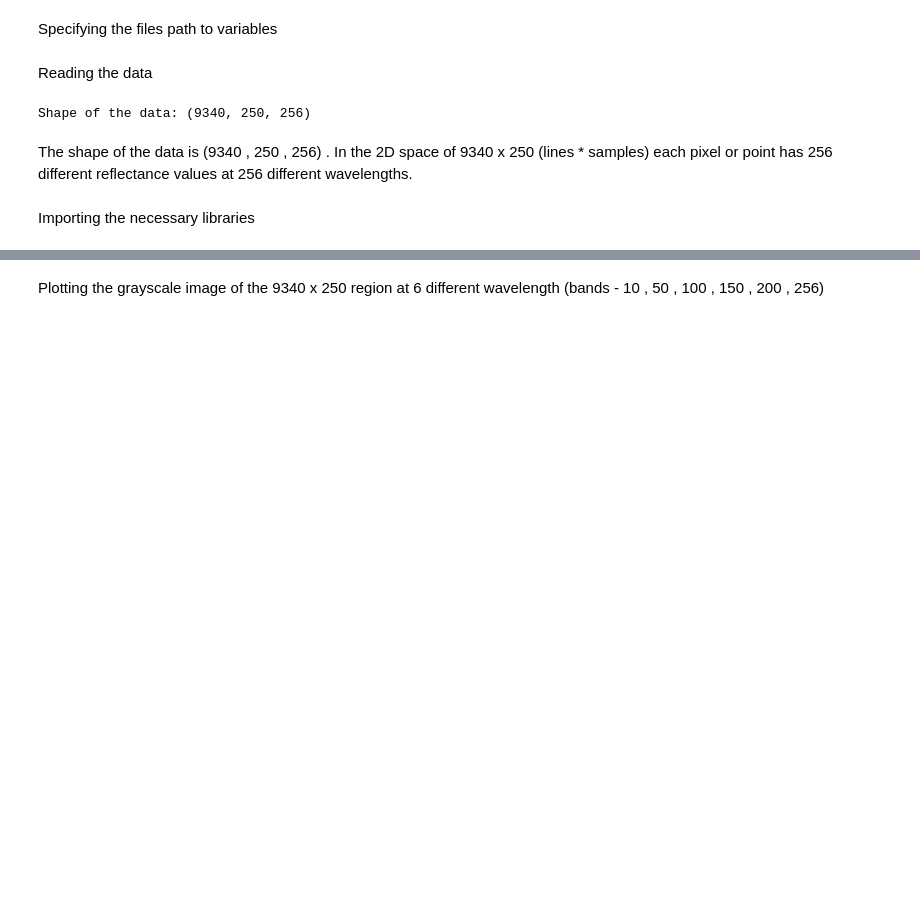
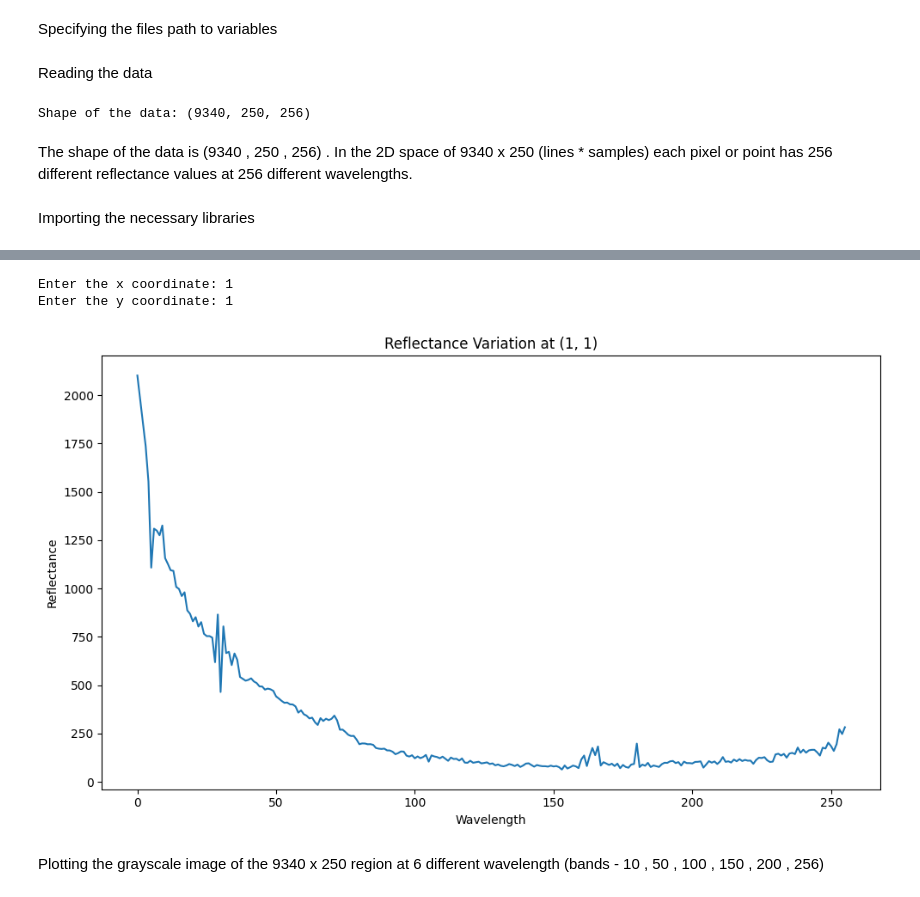
Before and after one commit to AshishRaj04/Spectral-classification-of-Chandrayaan-2-IIRS, a Jupyter notebook: Spectral_classification_of_Chandrayaan_2_IIRS.ipynb, the cells around one changed output, grey strips where cells are left out. Drawn from its saved outputs; the diff is of its cells as text; code cells hidden in the pictures; blank space fills up the shorter version.

```diff
--- a/Spectral_classification_of_Chandrayaan_2_IIRS.ipynb
+++ b/Spectral_classification_of_Chandrayaan_2_IIRS.ipynb
@@ -58,3 +75,24 @@ from sklearn.decomposition import PCA
+# %%
+def plot_reflectance_variation(x , y):
+  if x >= 0 and x < hyperspectral_data.shape[1] and y >= 0 and y < hyperspectral_data.shape[0]:
+    reflectance_values = hyperspectral_data[y, x, :]
+    plt.figure(figsize = (10 , 6))
+    plt.plot(range(hyperspectral_data.shape[2]), reflectance_values.squeeze())
+    plt.xlabel('Wavelength')
+    plt.ylabel('Reflectance')
+    plt.title(f'Reflectance Variation at ({x}, {y})')
+    save_fig("reflectance variation vs wavelength")
+    plt.show()
+  else:
+    print("Invalid coordinates")
+# %%
+x = int(input("Enter the x coordinate: "))
+y = int(input("Enter the y coordinate: "))
+plot_reflectance_variation(x , y)
+# %% [output]
+Enter the x coordinate: 1
+Enter the y coordinate: 1
+[figure, added]
 # %% [markdown]
 Plotting the grayscale image of the 9340 x 250 region at 6 different wavelength (bands -  10 , 50 , 100 , 150 , 200 , 256)
 # %%
```
Also changed, not shown: parts of 24 cells of this notebook.
